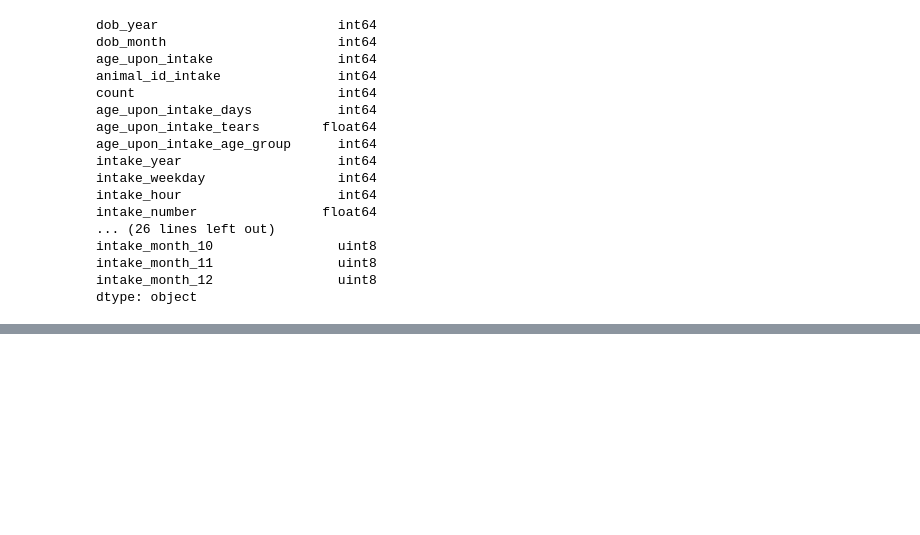
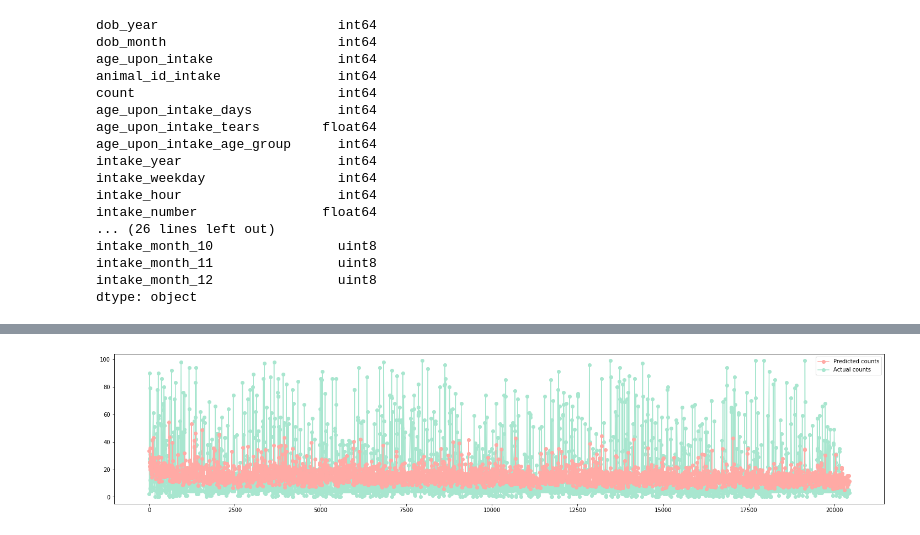
Before and after one commit to freeebooksdotcom/mod2project, a Jupyter notebook: Ignacio's Notebook.ipynb, the cells around one changed output, grey strips where cells are left out. Cells and saved outputs as stored; diff of their text form; code cells hidden in the pictures; blank space fills up the shorter version.

```diff
--- a/Ignacio's Notebook.ipynb
+++ b/Ignacio's Notebook.ipynb
@@ -327,5 +406,5 @@ print('Testing data set length='+str(len(df_test)))
 # %%
-expr = """time_in_shelter_days~dob_year+dob_month+age_upon_intake+animal_id_intake+count+age_upon_intake_days+age_upon_intake_tears+age_upon_intake_age_group+intake_year+intake_weekday+intake_hour+intake_number+time_in_shelter+has_second_color+is_dog+is_male+is_fixed+found_lat+found_lon+is_breed2+is_mix+max_weight+max_height+max_life+health+color_bin+was_owned+season+intake_month_1+intake_month_2+intake_month_3+intake_month_4+intake_month_5+intake_month_6+intake_month_7+intake_month_8+intake_month_9+intake_month_10+intake_month_11+intake_month_12"""
+expr = """time_in_shelter~dob_year+dob_month+age_upon_intake+count+age_upon_intake_days+age_upon_intake_tears+age_upon_intake_age_group+intake_year+intake_weekday+intake_hour+intake_number+has_second_color+is_dog+is_male+is_fixed+found_lat+found_lon+is_breed2+is_mix+max_weight+max_height+max_life+health+color_bin+was_owned+season+intake_month_1+intake_month_2+intake_month_3+intake_month_4+intake_month_5+intake_month_6+intake_month_7+intake_month_8+intake_month_9+intake_month_10+intake_month_11+intake_month_12"""
 # %%
 y_train, X_train = dmatrices(expr, df_train, return_type='dataframe')
 y_test, X_test = dmatrices(expr, df_test, return_type='dataframe')
@@ -341,8 +453,10 @@ print(predictions_summary_frame)
 # %%
 predicted_counts=predictions_summary_frame['mean']
-actual_counts = y_test['time_in_shelter_days']
+actual_counts = y_test['time_in_shelter']
 fig = plt.figure(figsize=(25,5))
-predicted, = plt.plot(X_test.index, predicted_counts, 'go-', label='Predicted counts')
-actual, = plt.plot(X_test.index, actual_counts, 'ro-', label='Actual counts')
+actual, = plt.plot(X_test.index, actual_counts, 'ro-', label='Actual counts',color='#a8e6cf')
+predicted, = plt.plot(X_test.index, predicted_counts, 'go-', label='Predicted counts',color='#ffaaa5')
 plt.legend(handles=[predicted, actual])
 plt.show()
+# %% [output]
+[figure, added]
```
Also changed, not shown: parts of 17 cells of this notebook, 5 other files.
